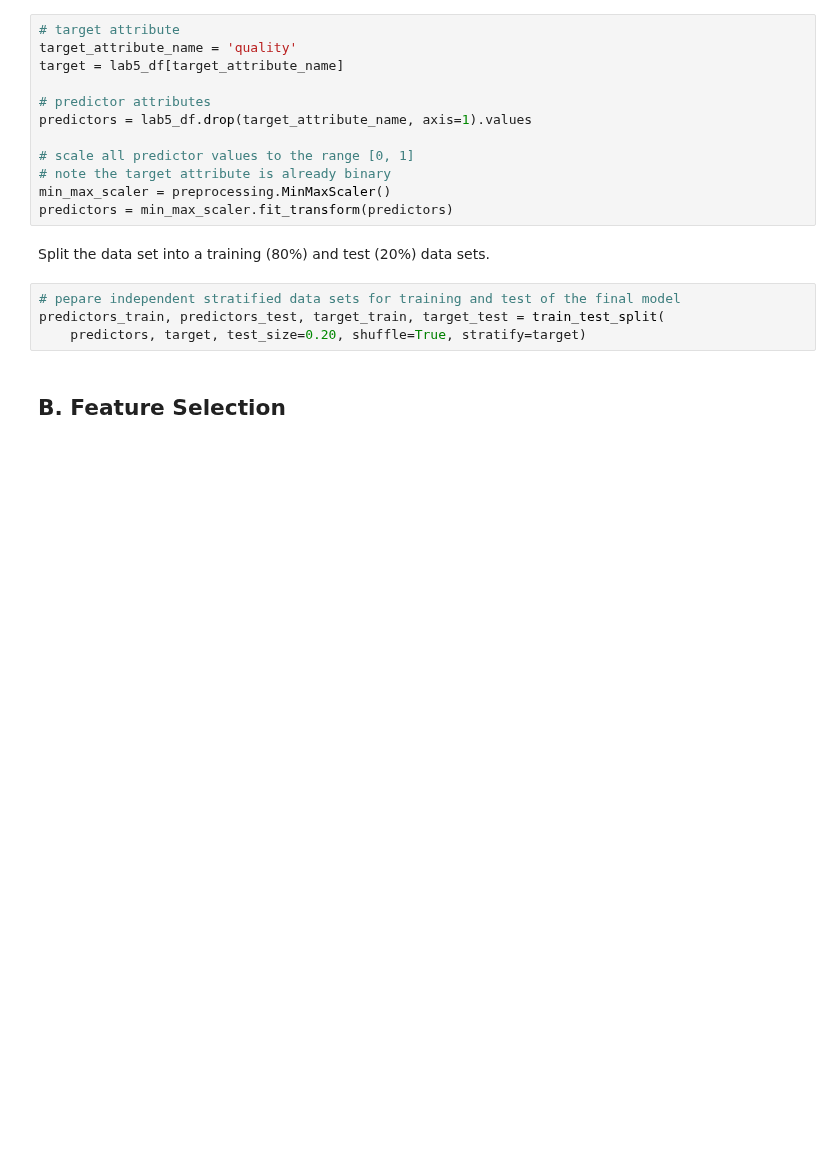
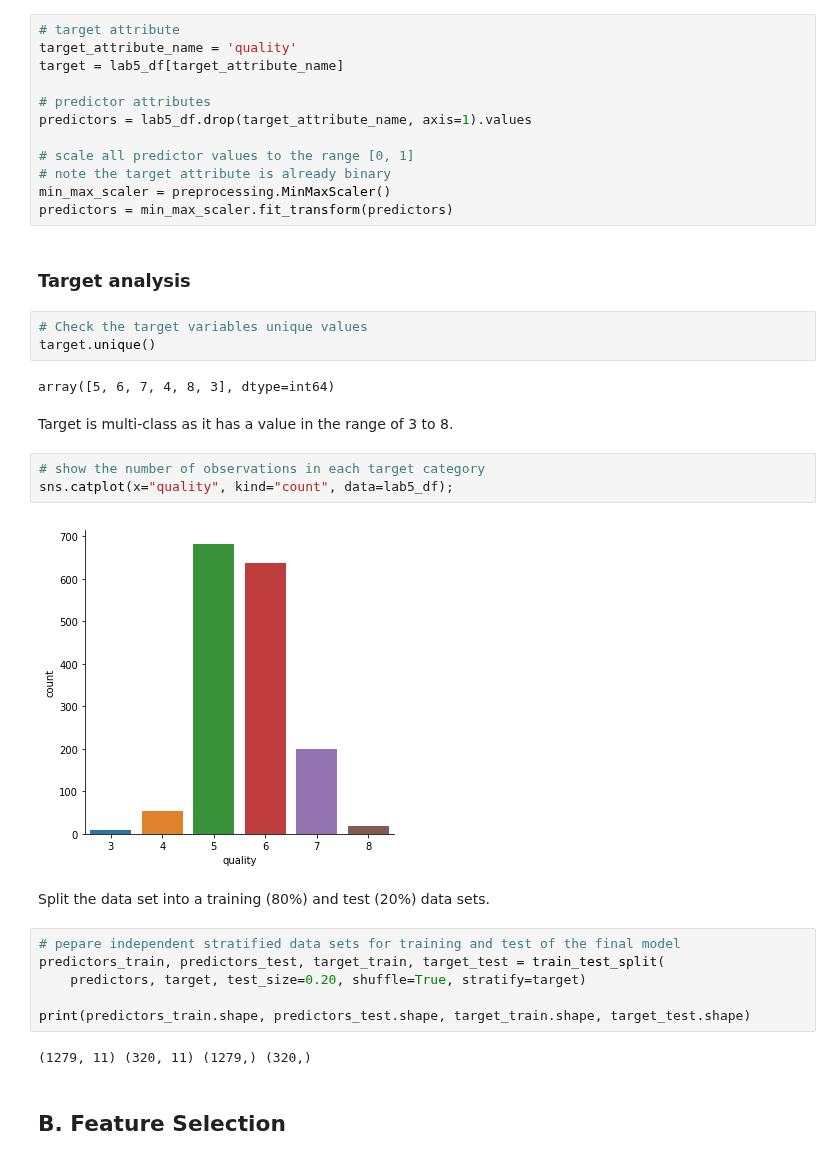
Before and after one commit to vipulpopat/MSCAI_Sem1_Etivity5, a Jupyter notebook: Etivity5-Feature_Selection_18195067.ipynb, the cells around one changed output. Drawn from its saved outputs; the diff is of its cells as text; blank space fills up the shorter version.

```diff
--- a/Etivity5-Feature_Selection_18195067.ipynb
+++ b/Etivity5-Feature_Selection_18195067.ipynb
@@ -89,12 +103,30 @@ predictors = lab5_df.drop(target_attribute_name, axis=1).values
 # note the target attribute is already binary
 min_max_scaler = preprocessing.MinMaxScaler()
 predictors = min_max_scaler.fit_transform(predictors)
+# %% [markdown]
+### Target analysis
+# %%
+# Check the target variables unique values
+target.unique()
+# %% [output]
+array([5, 6, 7, 4, 8, 3], dtype=int64)
+# %% [markdown]
+Target is multi-class as it has a value in the range of 3 to 8.
+# %%
+# show the number of observations in each target category
+sns.catplot(x="quality", kind="count", data=lab5_df);
+# %% [output]
+[figure, added]
 # %% [markdown]
 Split the data set into a training (80%) and test (20%) data sets.
 # %%
 # pepare independent stratified data sets for training and test of the final model
 predictors_train, predictors_test, target_train, target_test = train_test_split(
     predictors, target, test_size=0.20, shuffle=True, stratify=target)
+
+print(predictors_train.shape, predictors_test.shape, target_train.shape, target_test.shape)
+# %% [output]
+(1279, 11) (320, 11) (1279,) (320,)
 # %% [markdown]
 ## B. Feature Selection
 # %% [markdown]
```
Also changed, not shown: parts of 14 cells of this notebook, 1 other file.
